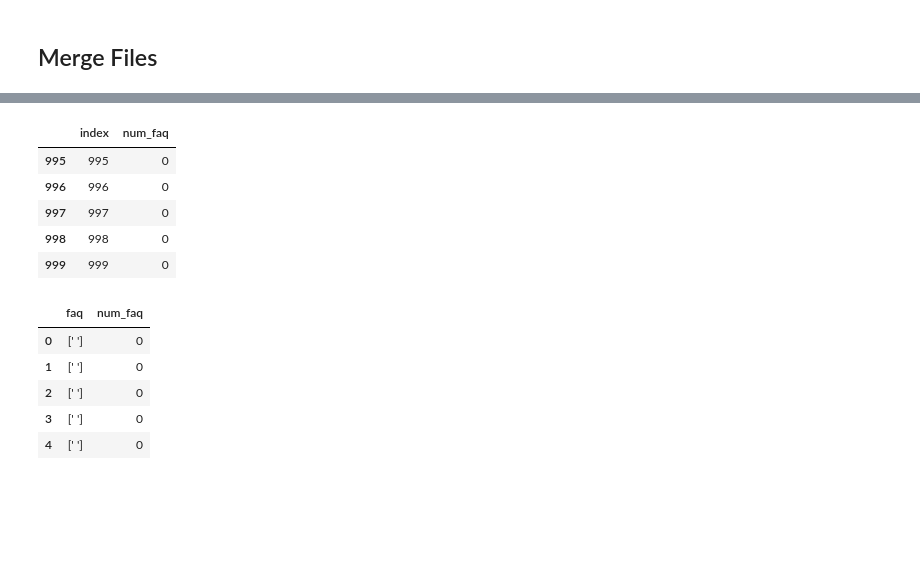
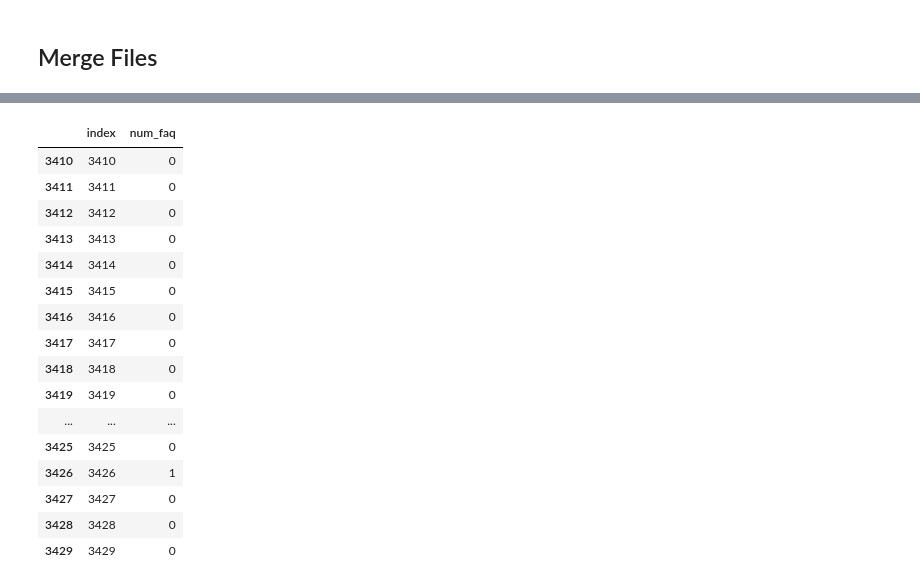
Before and after one commit to chuabern/BT4222_GrpProject, a Jupyter notebook: FAQ_Scrapping.ipynb, the cells around one changed output, grey strips where cells are left out. Saved outputs shown, nothing was run; the diff lists cells and outputs as text; code cells hidden in the pictures; blank space fills up the shorter version.

Commit message:
FAQ combined (first csv)
index till 3429

```diff
--- a/FAQ_Scrapping.ipynb
+++ b/FAQ_Scrapping.ipynb
@@ -285,14 +260,27 @@ for file in files:
     df = pd.read_csv(file, index_col=0, header=0)
     csv.append(df)
 
-FAQ_Num_0to1000 = pd.concat(csv, axis=0, ignore_index=True)
+FAQ_Num_0to3429 = pd.concat(csv, axis=0, ignore_index=True)
-# %%
-FAQ_Num_0to1000.tail(5)
-# %% [output]
-|  | index | num_faq |
-| 995 | 995 | 0 |
-| 996 | 996 | 0 |
-| 997 | 997 | 0 |
-| 998 | 998 | 0 |
-| 999 | 999 | 0 |
+# %%
+FAQ_Num_0to3429 = FAQ_Num_0to3429.sort_values(by=['index']).reset_index().drop(columns=['level_0'])
+# %%
+FAQ_Num_0to3429.tail(20)
+# %% [output]
+|  | index | num_faq |
+| 3410 | 3410 | 0 |
+| 3411 | 3411 | 0 |
+| 3412 | 3412 | 0 |
+| 3413 | 3413 | 0 |
+| 3414 | 3414 | 0 |
+| 3415 | 3415 | 0 |
+| 3416 | 3416 | 0 |
+| 3417 | 3417 | 0 |
+| 3418 | 3418 | 0 |
+| 3419 | 3419 | 0 |
+| ... | ... | ... |
+| 3425 | 3425 | 0 |
+| 3426 | 3426 | 1 |
+| 3427 | 3427 | 0 |
+| 3428 | 3428 | 0 |
+| 3429 | 3429 | 0 |
 # %%
@@ -300,9 +287,0 @@ FAQ_combined_0to1000 = pd.concat([FAQ_text_0to1000, FAQ_Num_0to1000], axis=1, ig
-# %%
-FAQ_combined_0to1000.head(5)
-# %% [output]
-|  | faq | num_faq |
-| 0 | [' '] | 0 |
-| 1 | [' '] | 0 |
-| 2 | [' '] | 0 |
-| 3 | [' '] | 0 |
-| 4 | [' '] | 0 |
```
Also changed, not shown: parts of 13 cells of this notebook, 1 other file.
